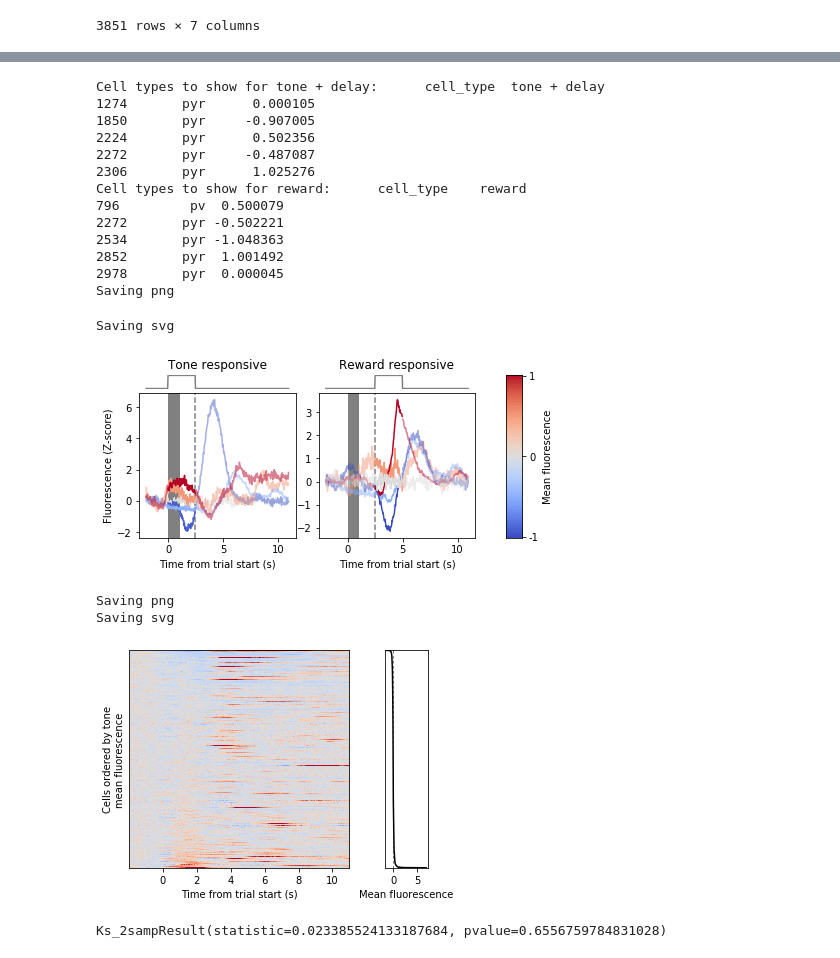
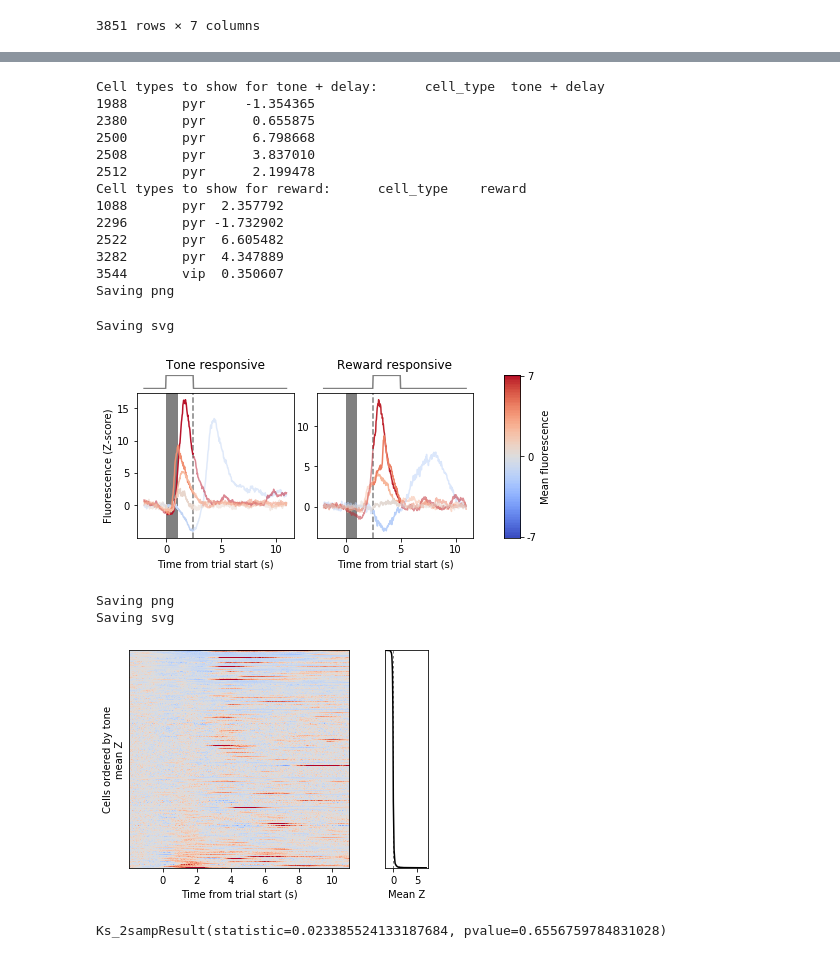
Before and after one commit to nauralcodinglab/interneuron-reward, a Jupyter notebook: notebooks/evolving_trial_structure_projections.ipynb, the cells around one changed output, grey strips where cells are left out. Cells and saved outputs as stored; diff of their text form; code cells hidden in the pictures.

Commit message:
Mean fluorescence figure tweaks

```diff
--- a/notebooks/evolving_trial_structure_projections.ipynb
+++ b/notebooks/evolving_trial_structure_projections.ipynb
@@ -178,11 +193,14 @@ for i, (trial_component, label, mask) in enumerate(
 ):
 
     # Find the inds of cells with various values of mean fluorescence
+    all_cell_fluo_means = mean_fluo_df.loc[mean_fluo_df['day'] == cond.Day(7), trial_component].to_numpy()
     cells_to_show = np.unique(
         np.argmin(
             np.abs(
-                mean_fluo_df.loc[mean_fluo_df['day'] == cond.Day(7), trial_component].to_numpy()
-                - np.linspace(-1, 1, 5)[:, np.newaxis]  # Levels of cos similarity to find
+                all_cell_fluo_means
+                - np.linspace(
+                    all_cell_fluo_means.min(), all_cell_fluo_means.max(), 5
+                )[:, np.newaxis]
             ),
             1
         )
@@ -212,7 +230,7 @@ for i, (trial_component, label, mask) in enumerate(
         plt.plot(
             trial_structure.time - trial_structure.baseline_duration,
             component,
-            color=plt.cm.coolwarm(means_.iloc[j] * 0.5 + 0.5)
+            color=plt.cm.coolwarm(to_unit_interval(means_.iloc[j]))
         )
 
         not_component = traces_[:, j].copy()
@@ -221,7 +239,7 @@ for i, (trial_component, label, mask) in enumerate(
         plt.plot(
             trial_structure.time - trial_structure.baseline_duration,
             not_component,
-            color=plt.cm.coolwarm(means_.iloc[j] * 0.5 + 0.5),
+            color=plt.cm.coolwarm(to_unit_interval(means_.iloc[j])),
             alpha=0.5
         )
 
@@ -232,7 +250,7 @@ for i, (trial_component, label, mask) in enumerate(
 
 ax = plt.subplot(spec[:, -1])
 plt.imshow(np.linspace(1, -1, 101)[:, np.newaxis], cmap='coolwarm', aspect=0.1)
-plt.yticks([0, 50, 100], [1, 0, -1])
+plt.yticks([0, 50, 100], [7, 0, -7])
 plt.gca().yaxis.set_ticks_position('right')
 plt.gca().yaxis.set_label_position('right')
 plt.ylabel('Mean fluorescence')
@@ -245,20 +263,20 @@ savefig('../img/graphics/sample_responsive_cells', dpi=600, bbox_inches='tight')
 del cells_to_show, traces_, means_
 # %% [output]
 Cell types to show for tone + delay:      cell_type  tone + delay
-1274       pyr      0.000105
-1850       pyr     -0.907005
-2224       pyr      0.502356
-2272       pyr     -0.487087
-2306       pyr      1.025276
+1988       pyr     -1.354365
+2380       pyr      0.655875
+2500       pyr      6.798668
+2508       pyr      3.837010
+2512       pyr      2.199478
 Cell types to show for reward:      cell_type    reward
-796         pv  0.500079
-2272       pyr -0.502221
-2534       pyr -1.048363
-2852       pyr  1.001492
-2978       pyr  0.000045
+1088       pyr  2.357792
+2296       pyr -1.732902
+2522       pyr  6.605482
+3282       pyr  4.347889
+3544       vip  0.350607
 Saving png
 Saving svg
-[figure, old version]
+[figure, new version]
 # %%
 FRAME_RATE = 30.0
 BASELINE_DURATION = 2.
@@ -272,36 +290,36 @@ plt.imshow(
         days == cond.Day(7),
         :
     ][
         np.argsort(mean_fluo_df.loc[mean_fluo_df['day'] == cond.Day(7), 'tone + delay']),
         :
     ],
     cmap='coolwarm',
     vmin=-2,
     vmax=2,
     aspect=0.2
 )
 plt.xticks((np.arange(0, 11, 2) + BASELINE_DURATION) * FRAME_RATE, np.arange(0, 11, 2))
 plt.yticks([])
-plt.ylabel('Cells ordered by tone\nmean fluorescence')
+plt.ylabel('Cells ordered by tone\nmean Z')
 plt.xlabel('Time from trial start (s)')
 
 plt.subplot(fluo_spec[:, 1])
 plt.axvline(0, color='k', ls='--', lw=0.5, dashes=(5, 5))
 plt.plot(
     np.sort(mean_fluo_df.loc[mean_fluo_df['day'] == cond.Day(7), 'tone + delay']),
     np.linspace(1, 0, sum(mean_fluo_df['day'] == cond.Day(7))),
     'k-'
 )
 plt.ylim(0, 1)
 #plt.xlim(-1, 1)
 plt.yticks([])
-plt.xlabel('Mean fluorescence')
+plt.xlabel('Mean Z')
 
 savefig('../img/graphics/fluo_ordered_by_tone', dpi=600, bbox_inches='tight')
 # %% [output]
 Saving png
 Saving svg
-[figure, old version]
+[figure, new version]
 # %%
 stats.ks_2samp(
     mean_fluo_df.loc[mean_fluo_df['day'] == cond.Day(1), 'tone + delay'].to_numpy().flatten(),
```
Also changed, not shown: parts of 3 cells of this notebook, 1 other file.
